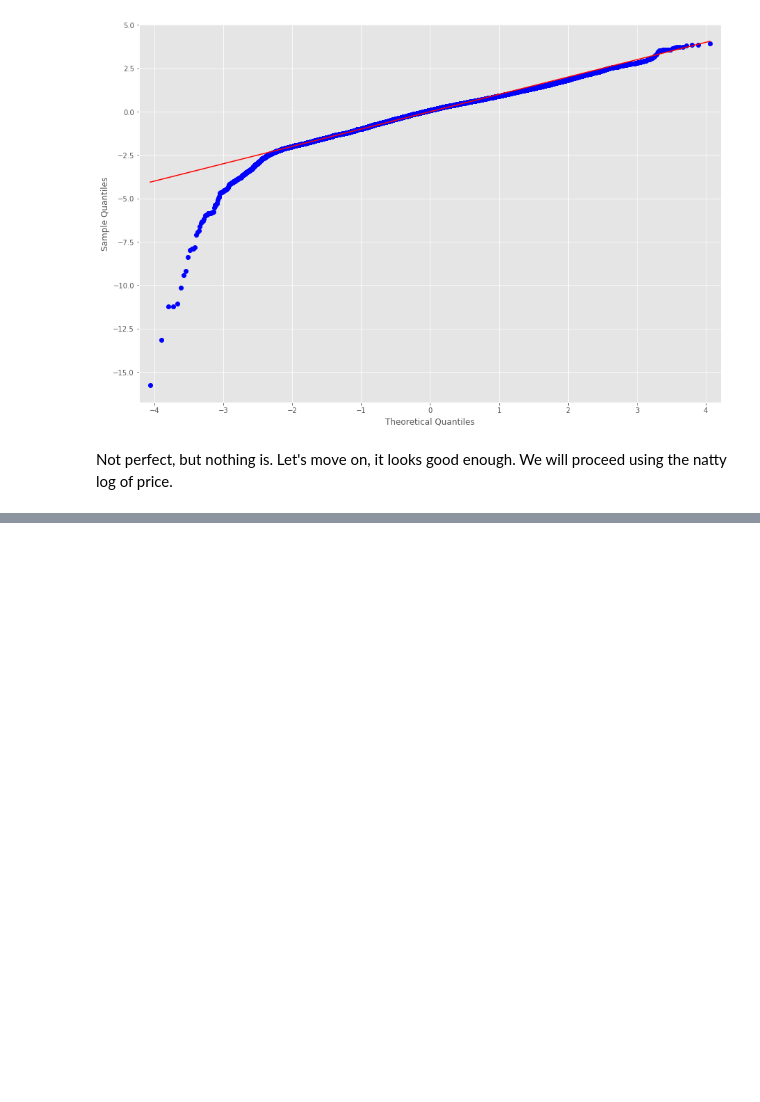
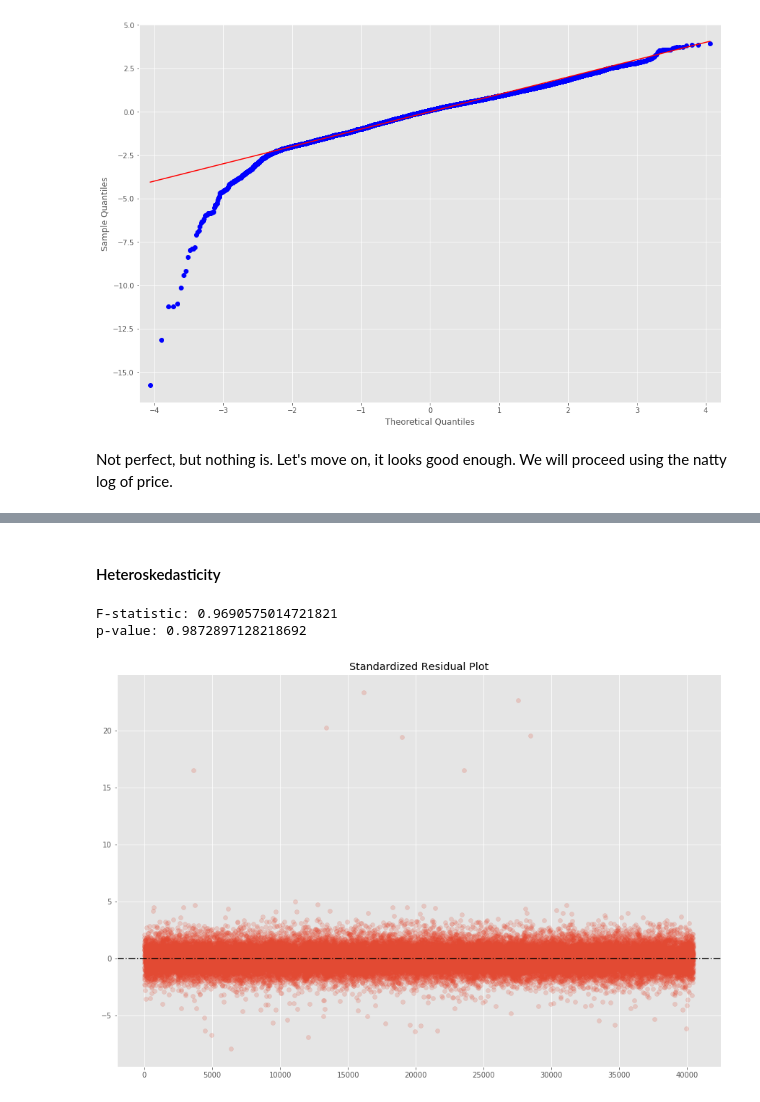
Before and after one commit to benedictaquino/diamond-pricing, a Jupyter notebook: notebooks/EDA.ipynb, the cells around one changed output, grey strips where cells are left out. Cells and saved outputs as stored; diff of their text form; code cells hidden in the pictures; blank space fills up the shorter version.

```diff
--- a/notebooks/EDA.ipynb
+++ b/notebooks/EDA.ipynb
@@ -207,0 +229,8 @@ So our univariate analysis of carat and price shows we have an $R^2$ of 0.846, I
+# %%
+y = diamonds_train['lnprice'].values
+X = sm.add_constant(diamonds_train['x'].values)
+
+lm_x = sm.OLS(y, X)
+lm_x_fitted = lm_x.fit()
+
+lm_x_fitted.summary()
@@ -207,0 +257,21 @@ So our univariate analysis of carat and price shows we have an $R^2$ of 0.846, I
+# %% [markdown]
+#### Heteroskedasticity
+# %%
+resids = lm_x_fitted.resid
+
+f_stat, p_val, alt = sm.stats.diagnostic.het_goldfeldquandt(y, X)
+
+print("F-statistic:", f_stat)
+print("p-value:", p_val)
+# %% [output]
+F-statistic: 0.9690575014721821
+p-value: 0.9872897128218692
+# %%
+pearson_resids = lm_x_fitted.resid_pearson
+
+plt.figure(figsize=(15,10));
+plt.scatter(x=range(len(resids)), y=pearson_resids, alpha=0.2);
+plt.title("Standardized Residual Plot");
+plt.axhline(c='black', ls='-.');
+# %% [output]
+[figure, added]
```
Also changed, not shown: parts of 50 cells of this notebook.
